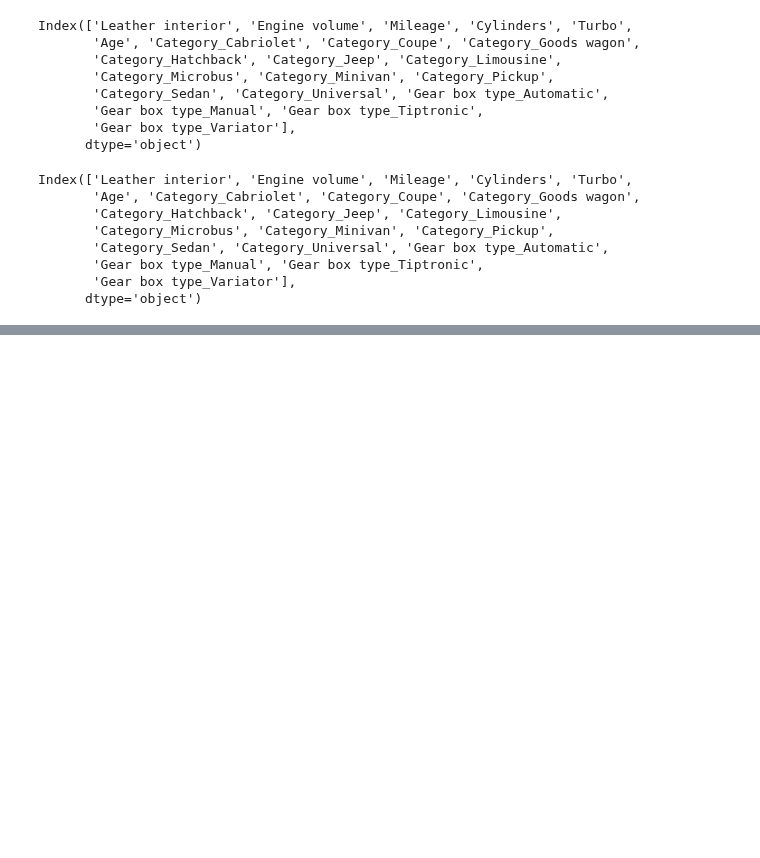
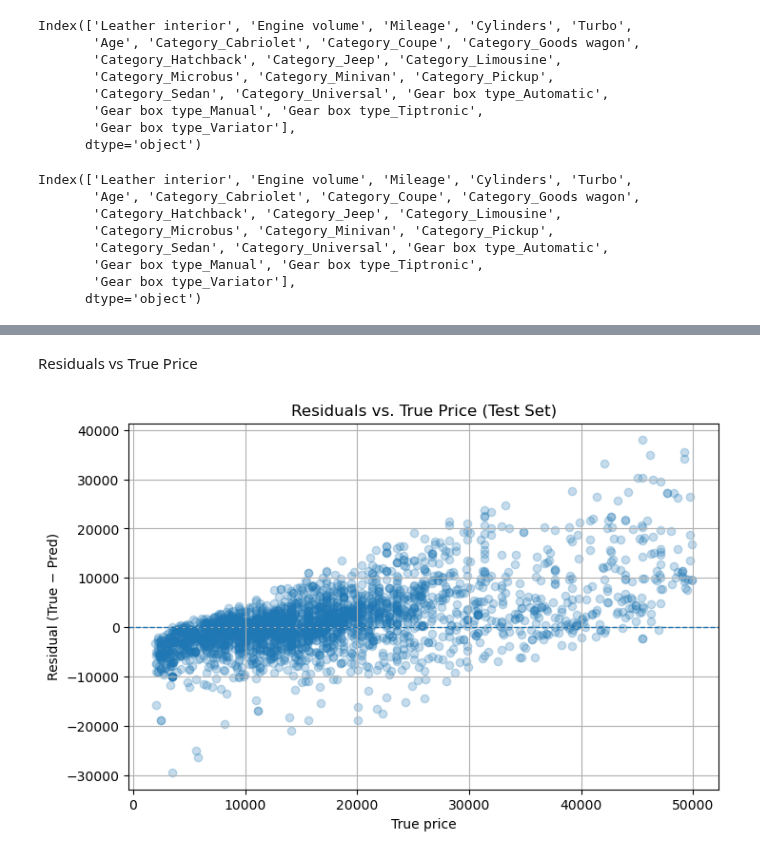
Before and after one commit to Harborg1/Model-Based-ML, a Jupyter notebook: model_based_ml_project.ipynb, the cells around one changed output, grey strips where cells are left out. Saved outputs shown, nothing was run; the diff lists cells and outputs as text; code cells hidden in the pictures; blank space fills up the shorter version.

```diff
--- a/model_based_ml_project.ipynb
+++ b/model_based_ml_project.ipynb
@@ -1456,0 +1637,15 @@ Y_pred: [18.350832 24.849966 14.384319 ... 18.102907 24.050558 29.770123]
+# %% [markdown]
+Residuals vs True Price
+# %%
+
+residuals = true_price - pred_price
+plt.figure(figsize=(8,5))
+plt.scatter(true_price, residuals, alpha=0.25)
+plt.axhline(0, ls='--', lw=1)
+plt.xlabel("True price")
+plt.ylabel("Residual (True − Pred)")
+plt.title("Residuals vs. True Price (Test Set)")
+plt.grid(True)
+plt.show()
+# %% [output]
+[figure, added]
```
Also changed, not shown: parts of 36 cells of this notebook, 1 other file.
